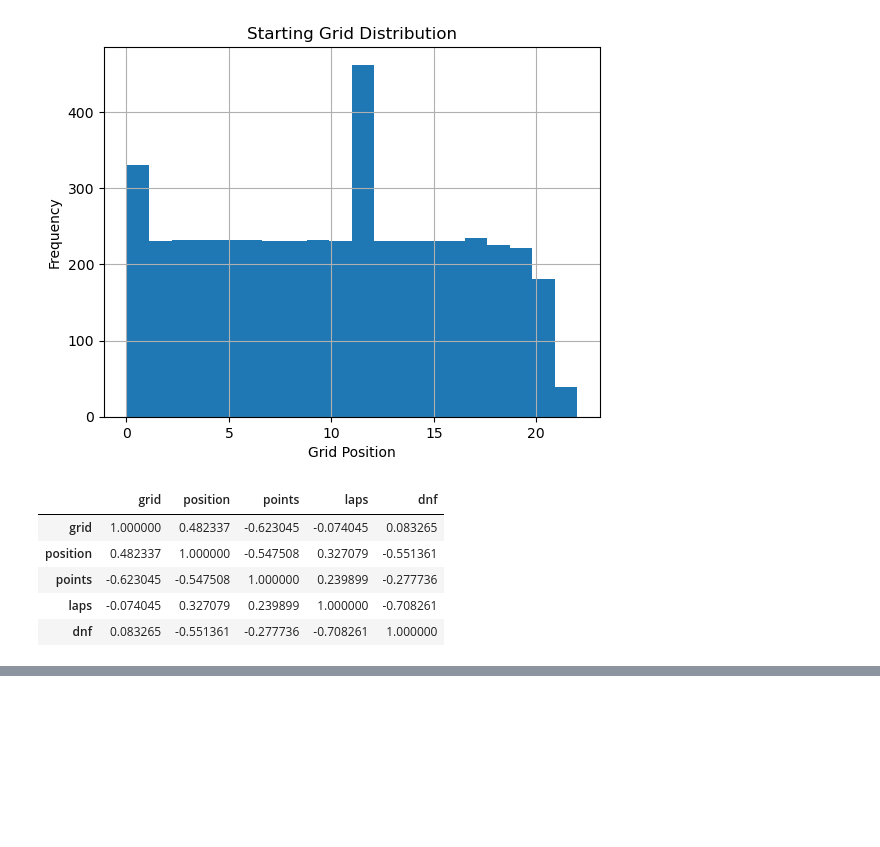
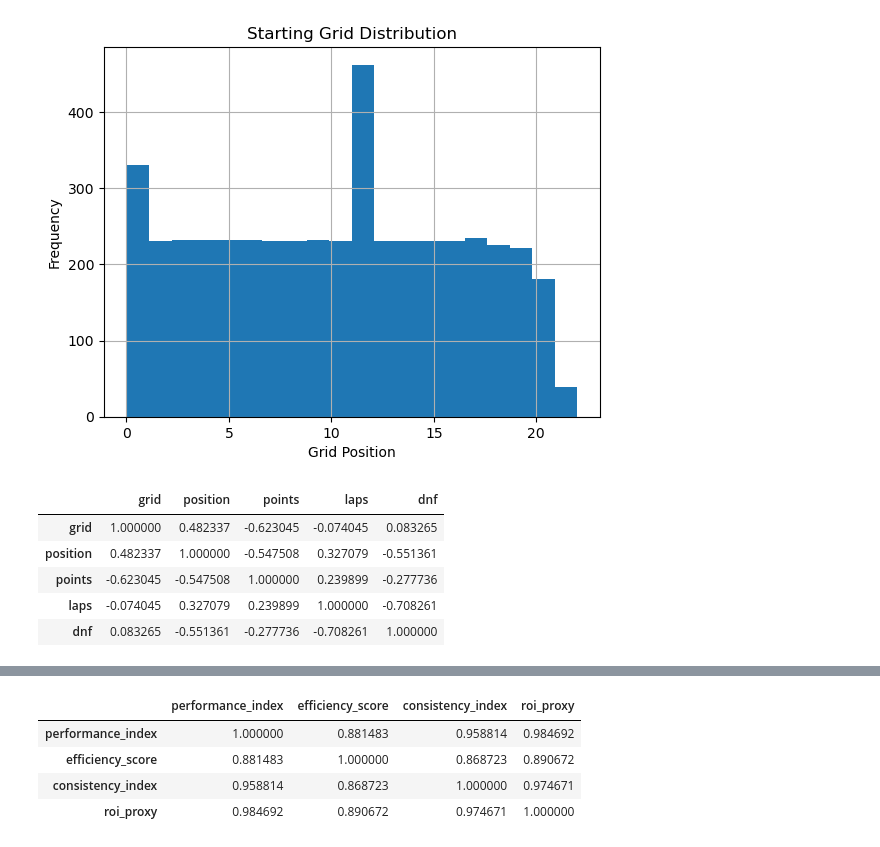
Before and after one commit to KavishaGimhani/f1-business-analytics, a Jupyter notebook: notebooks/03_eda.ipynb, the cells around one changed output, grey strips where cells are left out. Cells and saved outputs as stored; diff of their text form; code cells hidden in the pictures; blank space fills up the shorter version.

```diff
--- a/notebooks/03_eda.ipynb
+++ b/notebooks/03_eda.ipynb
@@ -766,0 +580,27 @@ NameError: name 'df_10yr_final' is not defined
+# %%
+def min_max(s):
+    return (s - s.min()) / (s.max() - s.min())
+
+driver_features['performance_index'] = (
+    0.5 * min_max(driver_features['avg_points']) +
+    0.3 * (1 - driver_features['dnf_rate']) +
+    0.2 * min_max(driver_features['avg_grid_vs_finish'])
+)
+# %%
+driver_features['roi_proxy'] = (
+    driver_features['total_points'] /
+    (driver_features['races'] + 1)
+)
+# %%
+driver_features['performance_volatility'] = driver_features['points_std'].fillna(0)
+# %%
+high_perf_threshold = driver_features['avg_points'].quantile(0.75)
+
+driver_features['high_performer_flag'] = (
+    driver_features['avg_points'] >= high_perf_threshold
+).astype(int)
+
+driver_features['reliable_driver_flag'] = (
+    (driver_features['dnf_rate'] < driver_features['dnf_rate'].median()) &
+    (driver_features['consistency_index'] > driver_features['consistency_index'].median())
+).astype(int)
@@ -766,0 +641,10 @@ NameError: name 'df_10yr_final' is not defined
+# %%
+driver_features[
+    ['performance_index','efficiency_score','consistency_index','roi_proxy']
+].corr()
+# %% [output]
+|  | performance_index | efficiency_score | consistency_index | roi_proxy |
+| performance_index | 1.000000 | 0.881483 | 0.958814 | 0.984692 |
+| efficiency_score | 0.881483 | 1.000000 | 0.868723 | 0.890672 |
+| consistency_index | 0.958814 | 0.868723 | 1.000000 | 0.974671 |
+| roi_proxy | 0.984692 | 0.890672 | 0.974671 | 1.000000 |
```
Also changed, not shown: parts of 36 cells of this notebook.
